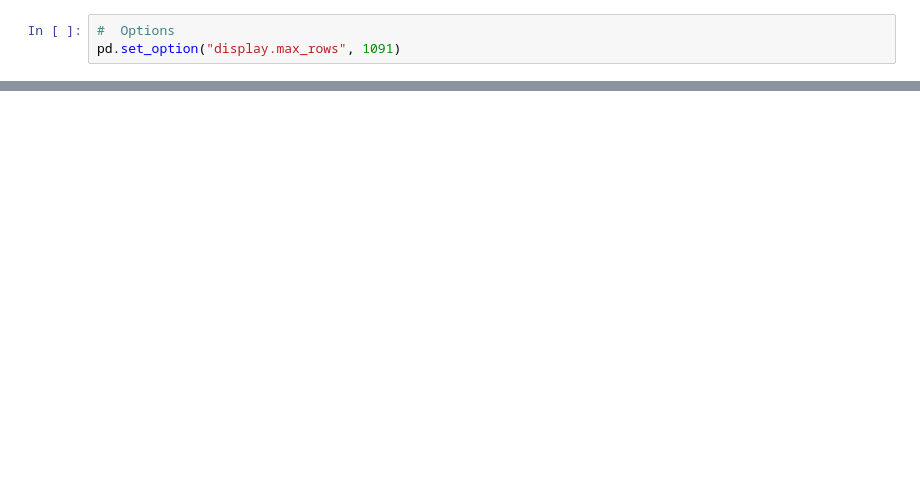
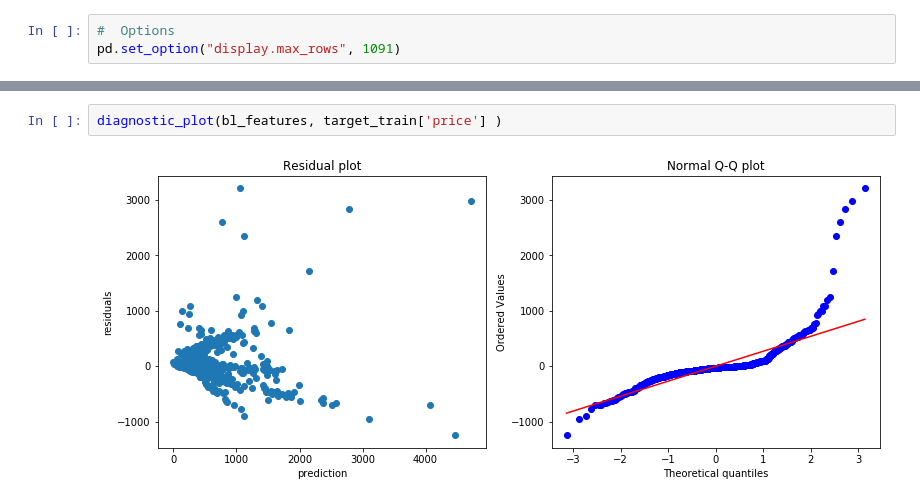
Before and after one commit to reemalmuqbil/predict-jewelry-price, a Jupyter notebook: EDA.ipynb, the cells around one changed output, grey strips where cells are left out. Cells and saved outputs as stored; diff of their text form; blank space fills up the shorter version.

```diff
--- a/EDA.ipynb
+++ b/EDA.ipynb
@@ -66,0 +124,4 @@ len(engineered_dataset.columns)
+# %%
+diagnostic_plot(bl_features, target_train['price'] )
+# %% [output]
+[figure, added]
```
Also changed, not shown: parts of 75 cells of this notebook, 10 other files.
